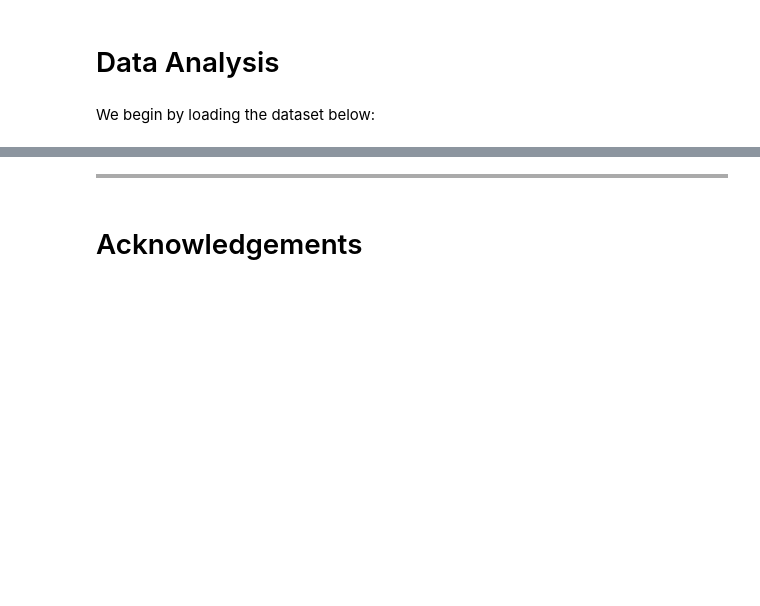
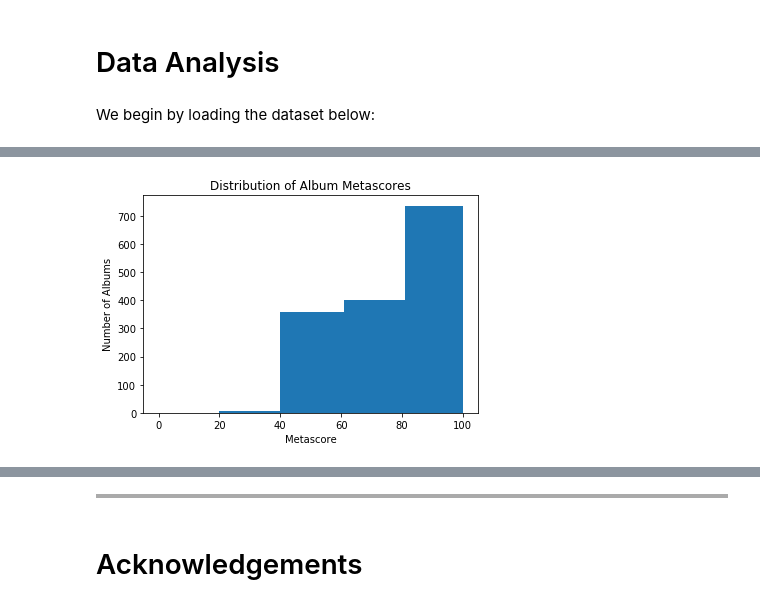
Before and after one commit to genghisshyy/INFO_2950_FinalProject, a Jupyter notebook: notebooks/final_report.ipynb, the cells around one changed output, grey strips where cells are left out. Drawn from its saved outputs; the diff is of its cells as text; code cells hidden in the pictures; blank space fills up the shorter version.

```diff
--- a/notebooks/final_report.ipynb
+++ b/notebooks/final_report.ipynb
@@ -174,0 +291,9 @@ Since this study revolves around analyzing any potential relationships between t
+# %%
+# creating histogram of metascores to visualize number of albums in each Metacritic category
+plt.hist(albums["metascore"], bins=[0, 20, 40, 61, 81, 100])
+plt.title("Distribution of Album Metascores")
+plt.xlabel("Metascore")
+plt.ylabel("Number of Albums")
+plt.show()
+# %% [output]
+[figure, added]
```
Also changed, not shown: parts of 43 cells of this notebook, 6 other files.
